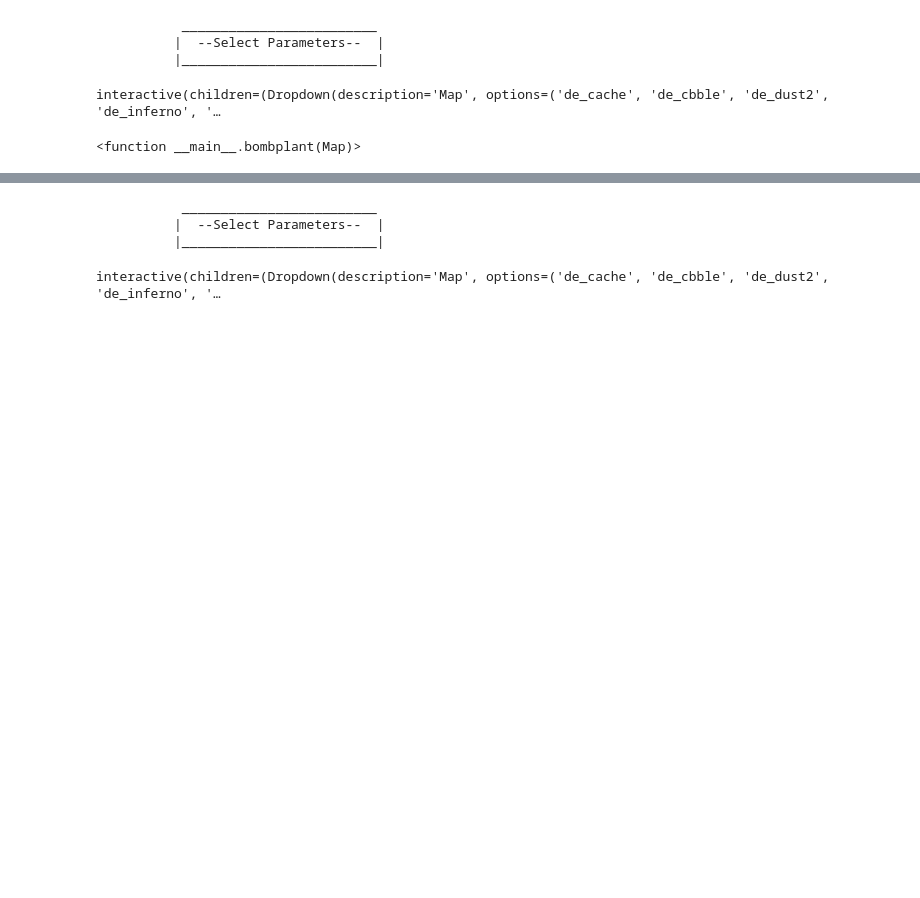
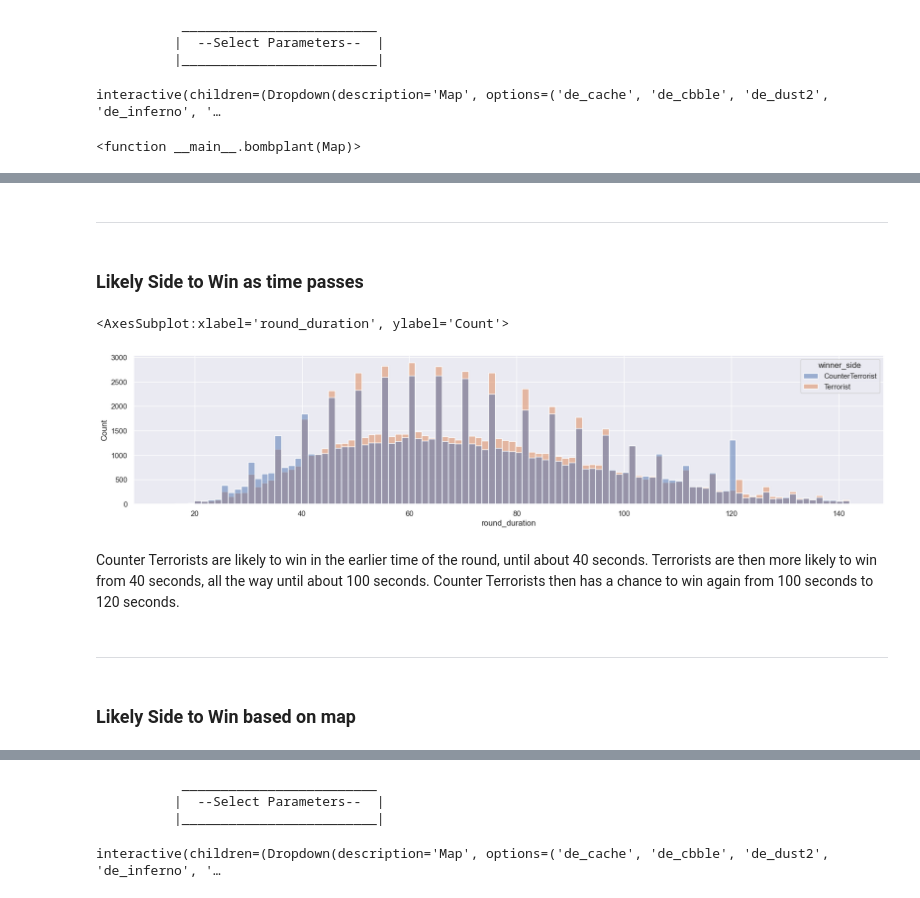
Before and after one commit to fattycuty/DSAI-Mini-Project, a Jupyter notebook: DS Mini-Project.ipynb, the cells around one changed output, grey strips where cells are left out. Cells and saved outputs as stored; diff of their text form; code cells hidden in the pictures; blank space fills up the shorter version.

```diff
--- a/DS Mini-Project.ipynb
+++ b/DS Mini-Project.ipynb
@@ -459,0 +491,20 @@ def plotheat(Map,Team,Weapon):
+# %% [markdown]
+___
+# %% [markdown]
+### Likely Side to Win as time passes
+# %%
+time_win = remove_outliers(round_end_stats_df[["winner_side","round_duration"]],'round_duration')
+time_win['round_duration'] = time_win['round_duration'].round(decimals=0)
+f = plt.figure(figsize=(20,4))
+sb.histplot(data=time_win, x="round_duration", hue="winner_side")
+# %% [output]
+<AxesSubplot:xlabel='round_duration', ylabel='Count'>
+[figure, added]
+# %% [markdown]
+Counter Terrorists are likely to win in the earlier time of the round, until about 40 seconds. </br>
+Terrorists are then more likely to win from 40 seconds, all the way until about 100 seconds. </br>
+Counter Terrorists then has a chance to win again from 100 seconds to 120 seconds.
+# %% [markdown]
+___
+# %% [markdown]
+### Likely Side to Win based on map
```
Also changed, not shown: parts of 51 cells of this notebook.
